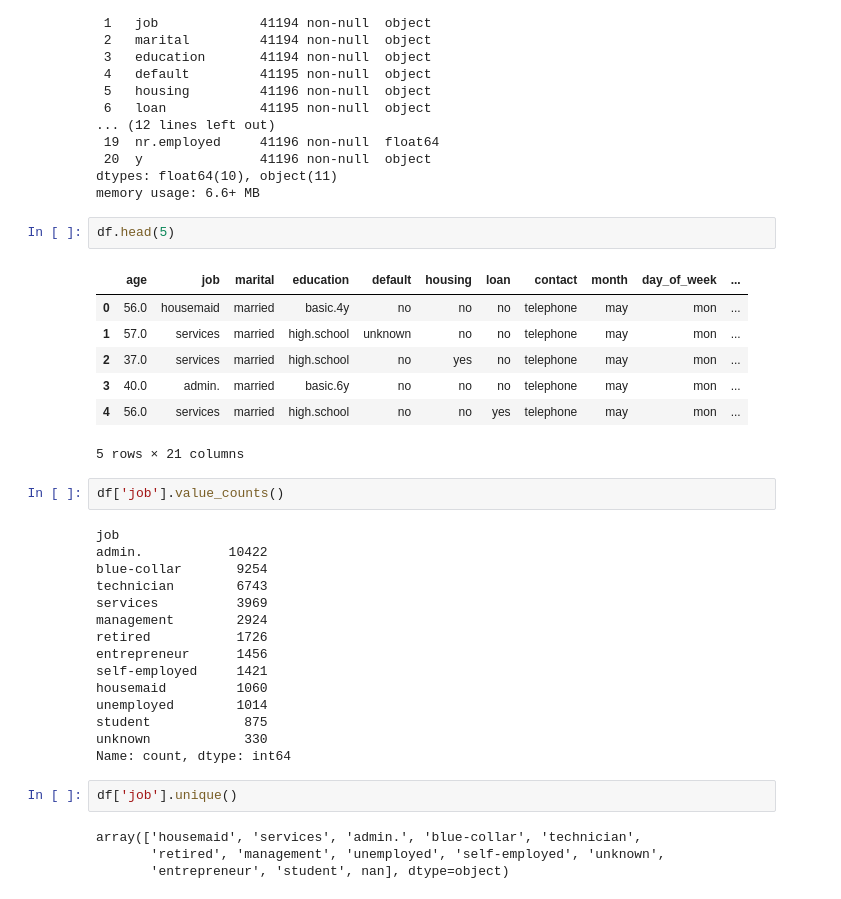
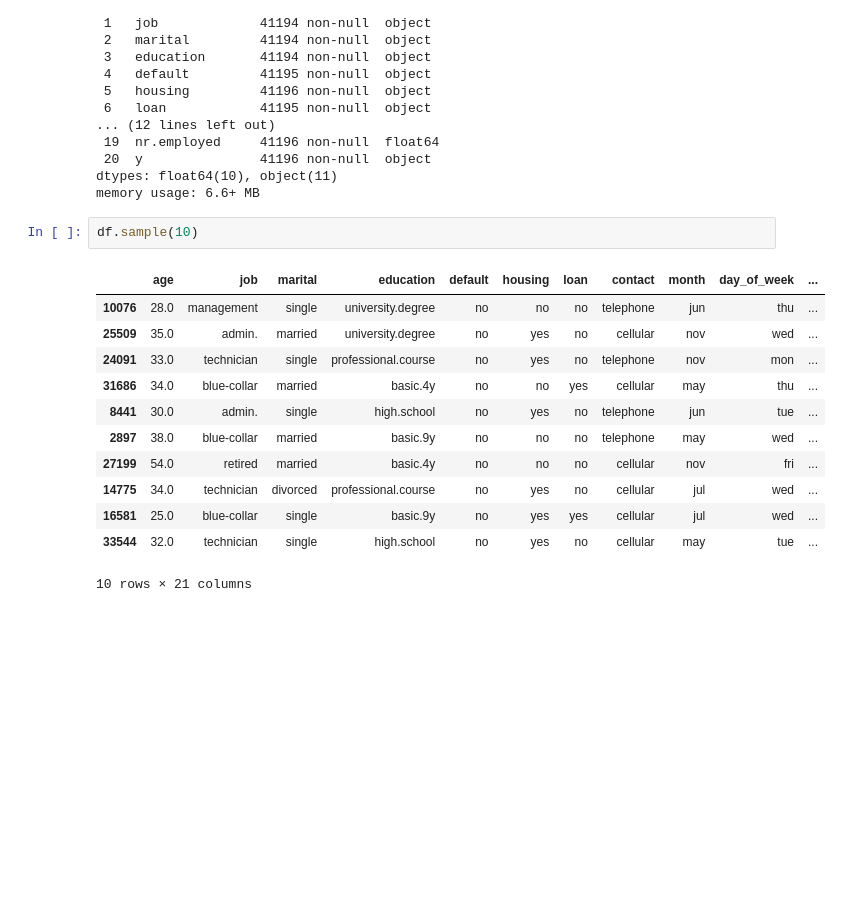
Before and after one commit to saptarshidas219/ML_Prog, a Jupyter notebook: logisticsR.ipynb, the cells around one changed output. Saved outputs shown, nothing was run; the diff lists cells and outputs as text; blank space fills up the shorter version.

```diff
--- a/logisticsR.ipynb
+++ b/logisticsR.ipynb
@@ -30,35 +30,17 @@ Data columns (total 21 columns):
 dtypes: float64(10), object(11)
 memory usage: 6.6+ MB
 # %%
-df.head(5)
+df.sample(10)
 # %% [output]
 |  | age | job | marital | education | default | housing | loan | contact | month | day_of_week | ... |
-| 0 | 56.0 | housemaid | married | basic.4y | no | no | no | telephone | may | mon | ... |
-| 1 | 57.0 | services | married | high.school | unknown | no | no | telephone | may | mon | ... |
-| 2 | 37.0 | services | married | high.school | no | yes | no | telephone | may | mon | ... |
-| 3 | 40.0 | admin. | married | basic.6y | no | no | no | telephone | may | mon | ... |
-| 4 | 56.0 | services | married | high.school | no | no | yes | telephone | may | mon | ... |
+| 10076 | 28.0 | management | single | university.degree | no | no | no | telephone | jun | thu | ... |
+| 25509 | 35.0 | admin. | married | university.degree | no | yes | no | cellular | nov | wed | ... |
+| 24091 | 33.0 | technician | single | professional.course | no | yes | no | telephone | nov | mon | ... |
+| 31686 | 34.0 | blue-collar | married | basic.4y | no | no | yes | cellular | may | thu | ... |
+| 8441 | 30.0 | admin. | single | high.school | no | yes | no | telephone | jun | tue | ... |
+| 2897 | 38.0 | blue-collar | married | basic.9y | no | no | no | telephone | may | wed | ... |
+| 27199 | 54.0 | retired | married | basic.4y | no | no | no | cellular | nov | fri | ... |
+| 14775 | 34.0 | technician | divorced | professional.course | no | yes | no | cellular | jul | wed | ... |
+| 16581 | 25.0 | blue-collar | single | basic.9y | no | yes | yes | cellular | jul | wed | ... |
+| 33544 | 32.0 | technician | single | high.school | no | yes | no | cellular | may | tue | ... |
-5 rows × 21 columns
+10 rows × 21 columns
-# %%
-df['job'].value_counts()
-# %% [output]
-job
-admin.           10422
-blue-collar       9254
-technician        6743
-services          3969
-management        2924
-retired           1726
-entrepreneur      1456
-self-employed     1421
-housemaid         1060
-unemployed        1014
-student            875
-unknown            330
-Name: count, dtype: int64
-# %%
-df['job'].unique()
-# %% [output]
-array(['housemaid', 'services', 'admin.', 'blue-collar', 'technician',
-       'retired', 'management', 'unemployed', 'self-employed', 'unknown',
-       'entrepreneur', 'student', nan], dtype=object)
```
Also changed, not shown: parts of 4 cells of this notebook.
